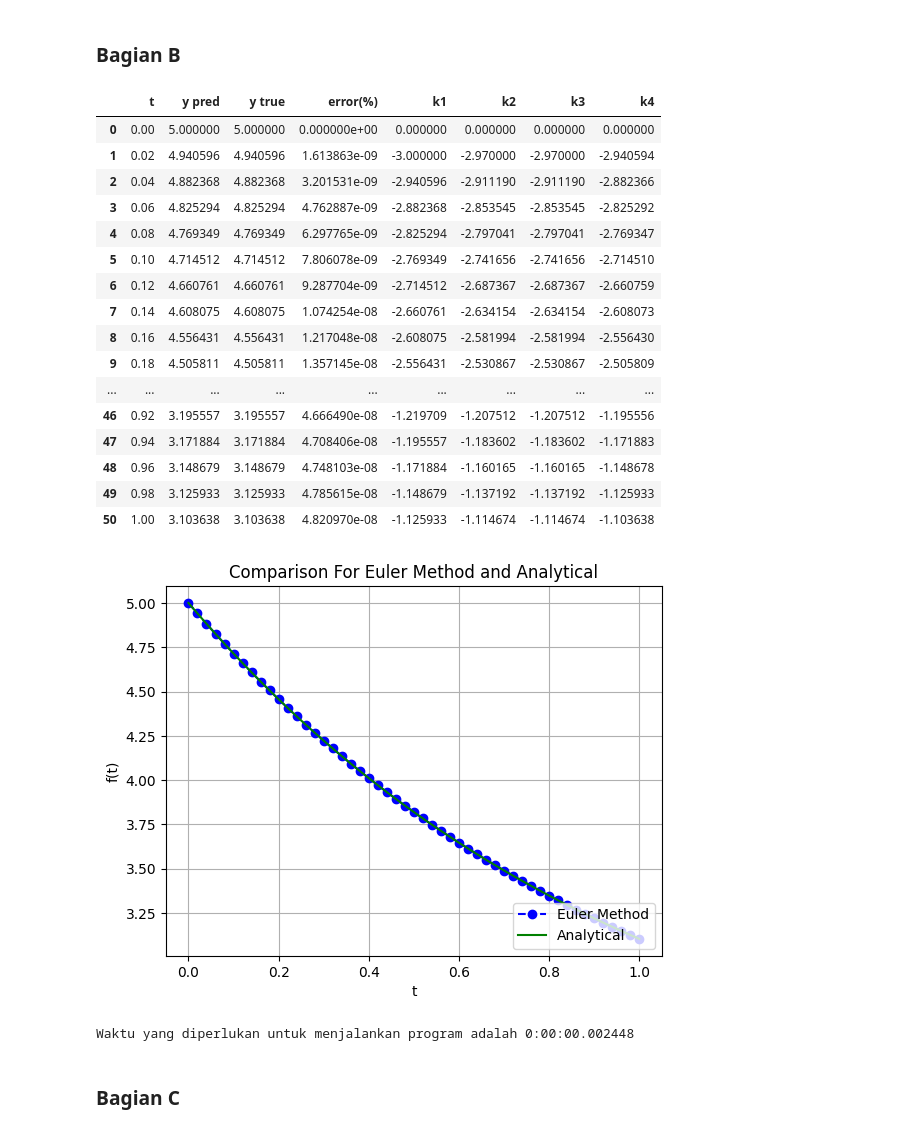
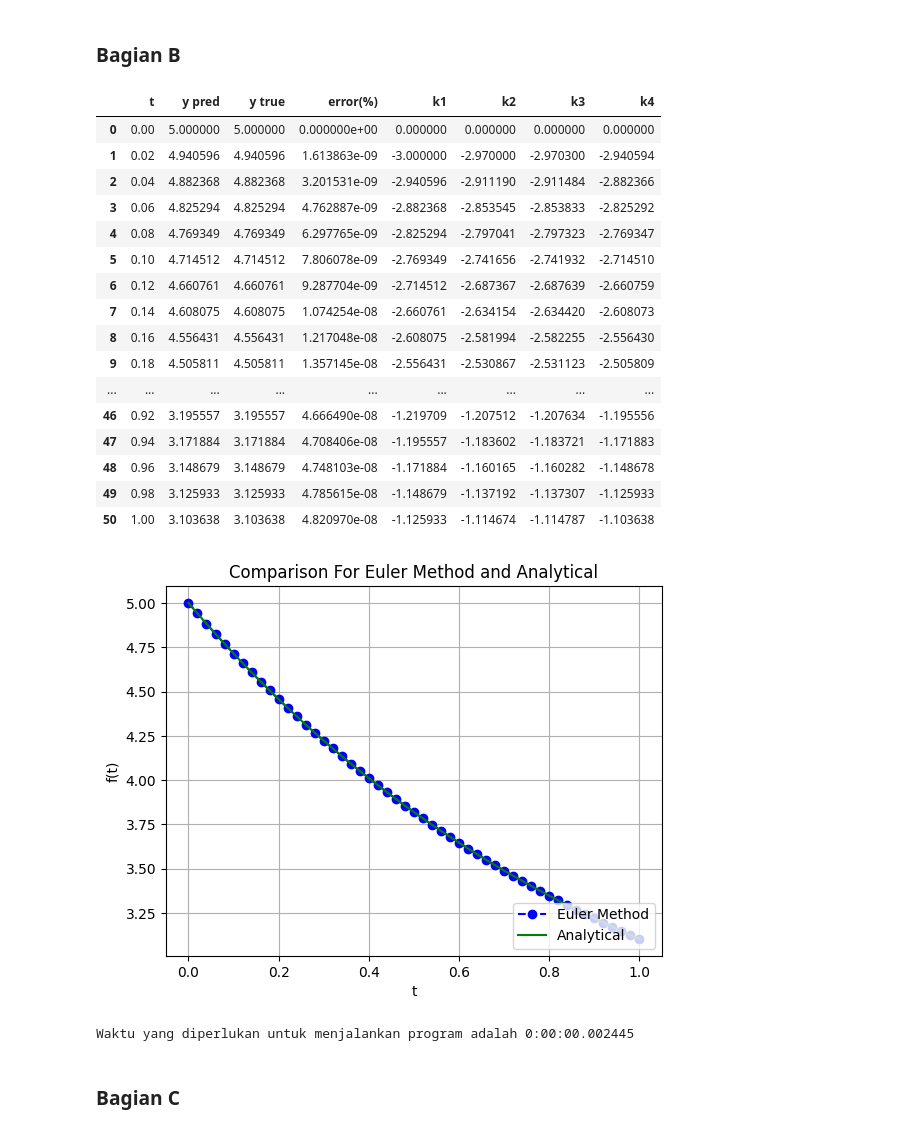
Before and after one commit to RendiZein/Metode-Rekayasa-Komputasi, a Jupyter notebook: RK_Method.ipynb, the cells around one changed output. Cells and saved outputs as stored; diff of their text form; code cells hidden in the pictures.

```diff
--- a/RK_Method.ipynb
+++ b/RK_Method.ipynb
@@ -109,51 +109,51 @@ k1[0]=0
 k2[0]=0
 # e[0]=(np.abs(y_p[0]-y_t[0])/y_t[0])*100
 #looping
 for j in range(len(t)-1):
     #calculate y_true
     y_t[j+1]=f_t(t[j+1])
     #calculate y_pred
     k1[j+1]=f(t[j],y_p[j])#calculate k1
     k2[j+1]=f(t[j]+dt/2, y_p[j]+k1[j+1]*dt/2)#calculate k2
     k3[j+1]=f(t[j]+dt/2, y_p[j]+k2[j+1]*dt/2)#calculate k2#calculate k3
     k4[j+1]=f(t[j+1], y_p[j]+k3[j+1]*dt)#calculate k2#calculate k3#calculate k4
     y_p[j+1]=y_p[j]+(k1[j+1]+2*k2[j+1]+2*k3[j+1]+k4[j+1])*dt/6 #calculate y_pred
     #calculate error
     e[j+1]=(np.abs(y_p[j+1]-y_t[j+1])/y_t[j+1])*100
 end_time = time.monotonic()
 delta_time=timedelta(seconds=end_time - start_time)
-df = pd.DataFrame(list(zip(t, y_p, y_t, e,k1,k2,k2,k4)),
+df = pd.DataFrame(list(zip(t, y_p, y_t, e,k1,k2,k3,k4)),
               columns =['t','y pred', 'y true', 'error(%)','k1','k2','k3','k4'])
 display(df)
 plt.plot(t, y_p, 'bo--', label='Euler Method')
 plt.plot(t, y_t, 'g', label='Analytical')
 plt.title('Comparison For Euler Method and Analytical')
 plt.xlabel('t')
 plt.ylabel('f(t)')
 plt.grid()
 plt.legend(loc='lower right')
 plt.show()
 print("Waktu yang diperlukan untuk menjalankan program adalah {}".format(delta_time))
 # %% [output]
 |  | t | y pred | y true | error(%) | k1 | k2 | k3 | k4 |
 | 0 | 0.00 | 5.000000 | 5.000000 | 0.000000e+00 | 0.000000 | 0.000000 | 0.000000 | 0.000000 |
-| 1 | 0.02 | 4.940596 | 4.940596 | 1.613863e-09 | -3.000000 | -2.970000 | -2.970000 | -2.940594 |
-| 2 | 0.04 | 4.882368 | 4.882368 | 3.201531e-09 | -2.940596 | -2.911190 | -2.911190 | -2.882366 |
-| 3 | 0.06 | 4.825294 | 4.825294 | 4.762887e-09 | -2.882368 | -2.853545 | -2.853545 | -2.825292 |
-| 4 | 0.08 | 4.769349 | 4.769349 | 6.297765e-09 | -2.825294 | -2.797041 | -2.797041 | -2.769347 |
-| 5 | 0.10 | 4.714512 | 4.714512 | 7.806078e-09 | -2.769349 | -2.741656 | -2.741656 | -2.714510 |
-| 6 | 0.12 | 4.660761 | 4.660761 | 9.287704e-09 | -2.714512 | -2.687367 | -2.687367 | -2.660759 |
-| 7 | 0.14 | 4.608075 | 4.608075 | 1.074254e-08 | -2.660761 | -2.634154 | -2.634154 | -2.608073 |
-| 8 | 0.16 | 4.556431 | 4.556431 | 1.217048e-08 | -2.608075 | -2.581994 | -2.581994 | -2.556430 |
-| 9 | 0.18 | 4.505811 | 4.505811 | 1.357145e-08 | -2.556431 | -2.530867 | -2.530867 | -2.505809 |
+| 1 | 0.02 | 4.940596 | 4.940596 | 1.613863e-09 | -3.000000 | -2.970000 | -2.970300 | -2.940594 |
+| 2 | 0.04 | 4.882368 | 4.882368 | 3.201531e-09 | -2.940596 | -2.911190 | -2.911484 | -2.882366 |
+| 3 | 0.06 | 4.825294 | 4.825294 | 4.762887e-09 | -2.882368 | -2.853545 | -2.853833 | -2.825292 |
+| 4 | 0.08 | 4.769349 | 4.769349 | 6.297765e-09 | -2.825294 | -2.797041 | -2.797323 | -2.769347 |
+| 5 | 0.10 | 4.714512 | 4.714512 | 7.806078e-09 | -2.769349 | -2.741656 | -2.741932 | -2.714510 |
+| 6 | 0.12 | 4.660761 | 4.660761 | 9.287704e-09 | -2.714512 | -2.687367 | -2.687639 | -2.660759 |
+| 7 | 0.14 | 4.608075 | 4.608075 | 1.074254e-08 | -2.660761 | -2.634154 | -2.634420 | -2.608073 |
+| 8 | 0.16 | 4.556431 | 4.556431 | 1.217048e-08 | -2.608075 | -2.581994 | -2.582255 | -2.556430 |
+| 9 | 0.18 | 4.505811 | 4.505811 | 1.357145e-08 | -2.556431 | -2.530867 | -2.531123 | -2.505809 |
 | ... | ... | ... | ... | ... | ... | ... | ... | ... |
-| 46 | 0.92 | 3.195557 | 3.195557 | 4.666490e-08 | -1.219709 | -1.207512 | -1.207512 | -1.195556 |
-| 47 | 0.94 | 3.171884 | 3.171884 | 4.708406e-08 | -1.195557 | -1.183602 | -1.183602 | -1.171883 |
-| 48 | 0.96 | 3.148679 | 3.148679 | 4.748103e-08 | -1.171884 | -1.160165 | -1.160165 | -1.148678 |
-| 49 | 0.98 | 3.125933 | 3.125933 | 4.785615e-08 | -1.148679 | -1.137192 | -1.137192 | -1.125933 |
-| 50 | 1.00 | 3.103638 | 3.103638 | 4.820970e-08 | -1.125933 | -1.114674 | -1.114674 | -1.103638 |
+| 46 | 0.92 | 3.195557 | 3.195557 | 4.666490e-08 | -1.219709 | -1.207512 | -1.207634 | -1.195556 |
+| 47 | 0.94 | 3.171884 | 3.171884 | 4.708406e-08 | -1.195557 | -1.183602 | -1.183721 | -1.171883 |
+| 48 | 0.96 | 3.148679 | 3.148679 | 4.748103e-08 | -1.171884 | -1.160165 | -1.160282 | -1.148678 |
+| 49 | 0.98 | 3.125933 | 3.125933 | 4.785615e-08 | -1.148679 | -1.137192 | -1.137307 | -1.125933 |
+| 50 | 1.00 | 3.103638 | 3.103638 | 4.820970e-08 | -1.125933 | -1.114674 | -1.114787 | -1.103638 |
 [figure]
-Waktu yang diperlukan untuk menjalankan program adalah 0:00:00.002448
+Waktu yang diperlukan untuk menjalankan program adalah 0:00:00.002445
 # %% [markdown]
 ### Bagian C
 # %% [markdown]
```
Also changed, not shown: parts of 12 cells of this notebook.
